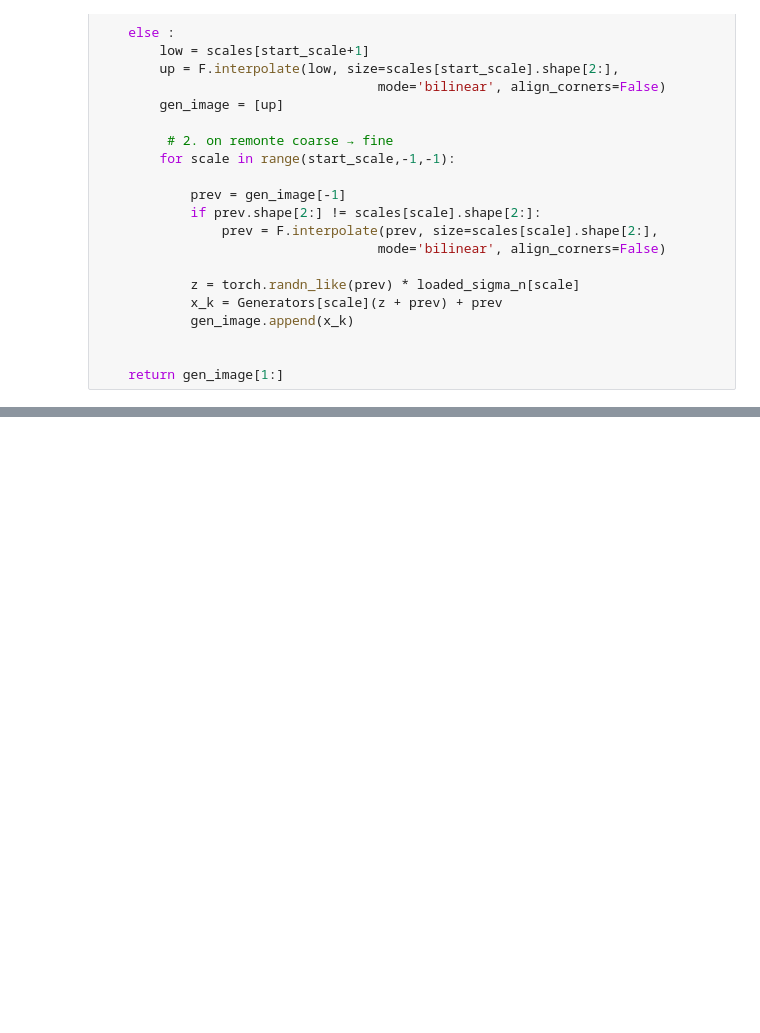
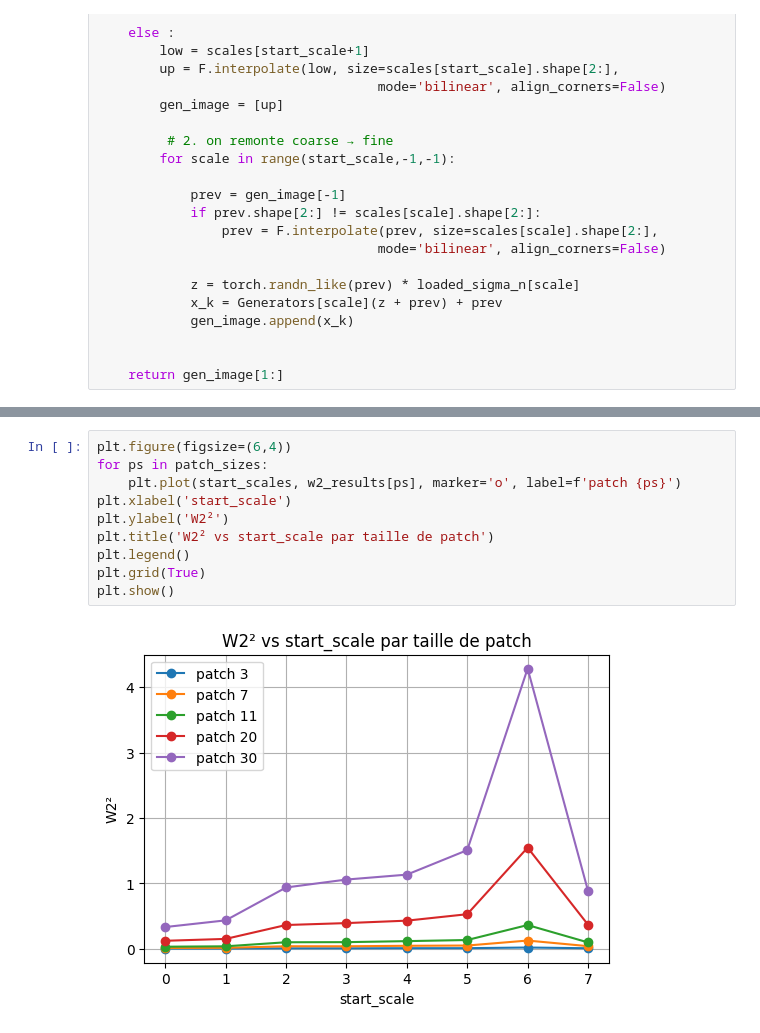
Before and after one commit to Loudwig/SinGan, a Jupyter notebook: evaluate_model.ipynb, the cells around one changed output, grey strips where cells are left out. Drawn from its saved outputs; the diff is of its cells as text; blank space fills up the shorter version.

```diff
--- a/evaluate_model.ipynb
+++ b/evaluate_model.ipynb
@@ -421,0 +459,12 @@ Wasserstein-2 Distance (squared): 0.0375
+# %%
+plt.figure(figsize=(6,4))
+for ps in patch_sizes:
+    plt.plot(start_scales, w2_results[ps], marker='o', label=f'patch {ps}')
+plt.xlabel('start_scale')
+plt.ylabel('W2²')
+plt.title('W2² vs start_scale par taille de patch')
+plt.legend()
+plt.grid(True)
+plt.show()
+# %% [output]
+[figure, added]
```
Also changed, not shown: parts of 10 cells of this notebook.
